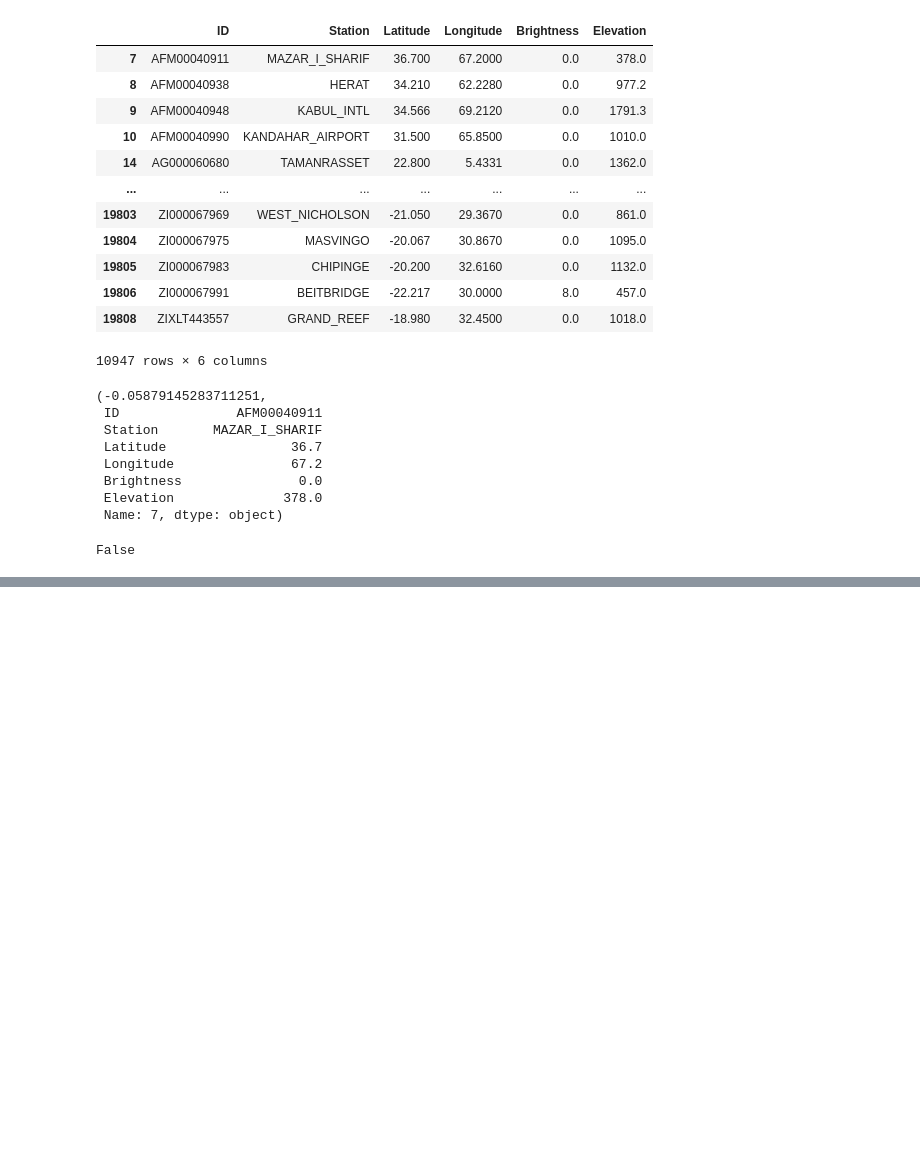
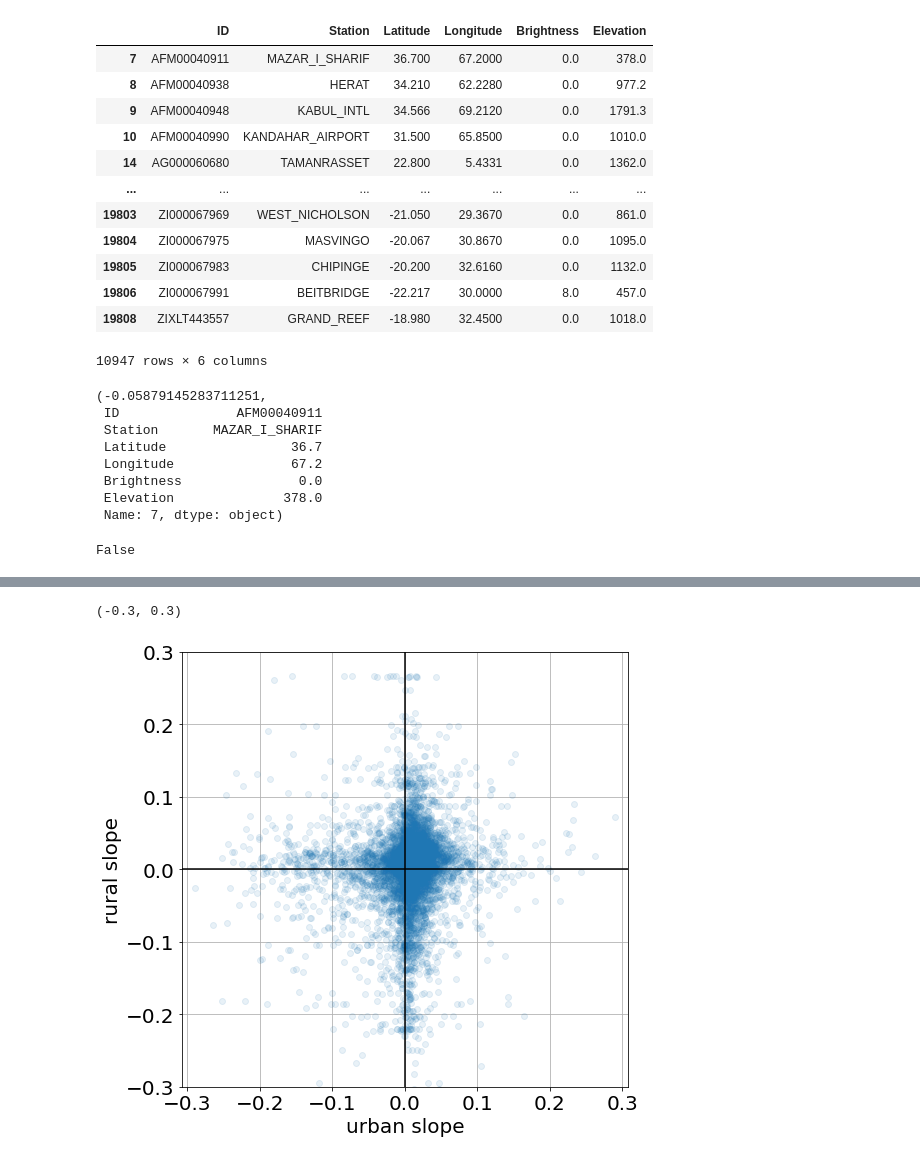
Before and after one commit to bblais/Computer-Programming-for-the-Sciences-Spring-2021, a Jupyter notebook: 2021-04-01 Finishing Crichton.ipynb, the cells around one changed output, grey strips where cells are left out. Cells and saved outputs as stored; diff of their text form; code cells hidden in the pictures; blank space fills up the shorter version.

```diff
--- a/2021-04-01 Finishing Crichton.ipynb
+++ b/2021-04-01 Finishing Crichton.ipynb
@@ -178,8 +201,13 @@ mean(urban_slope),mean(rural_slope)
 # %%
 figure(figsize=(8,8))
-plot(urban_slope,nearby_rural_slope,'o',alpha=0.2)
+plot(urban_slope,nearby_rural_slope,'o',alpha=0.1)
 axis('equal')
+xlabel('urban slope')
+ylabel('rural slope')
 plot([0,0],[-.7,.7],'k')
 plot([-.7,.7],[0,0],'k')
 xlim([-.3,.3])
 ylim([-.3,.3])
+# %% [output]
+(-0.3, 0.3)
+[figure, added]
```
Also changed, not shown: parts of 5 cells of this notebook, 1 other file.
